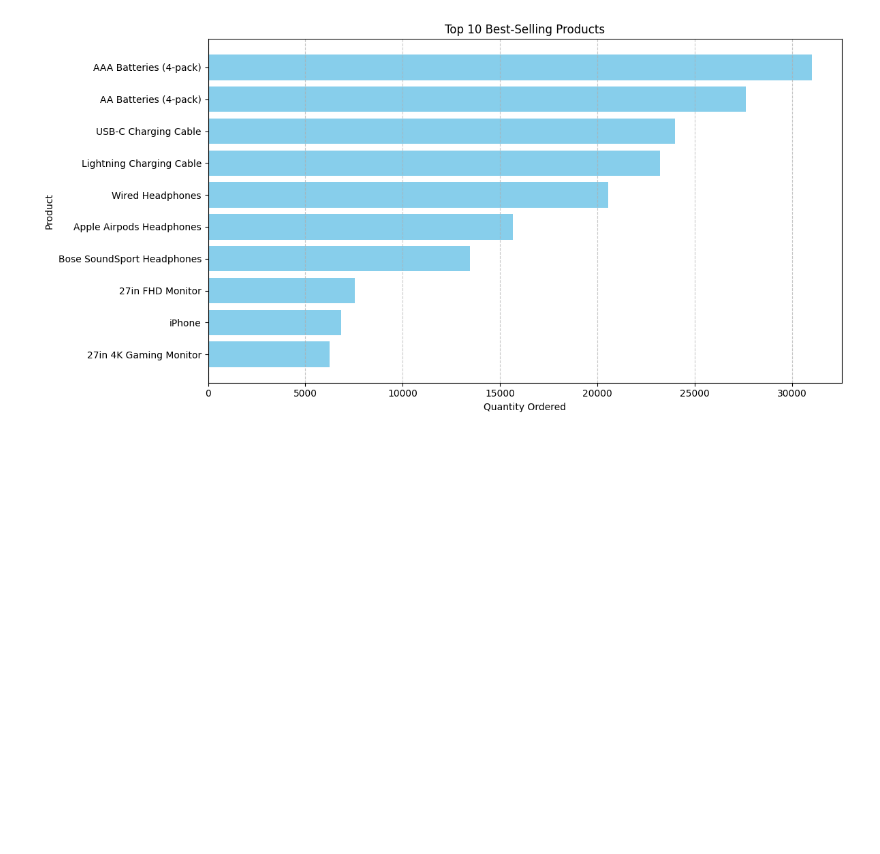
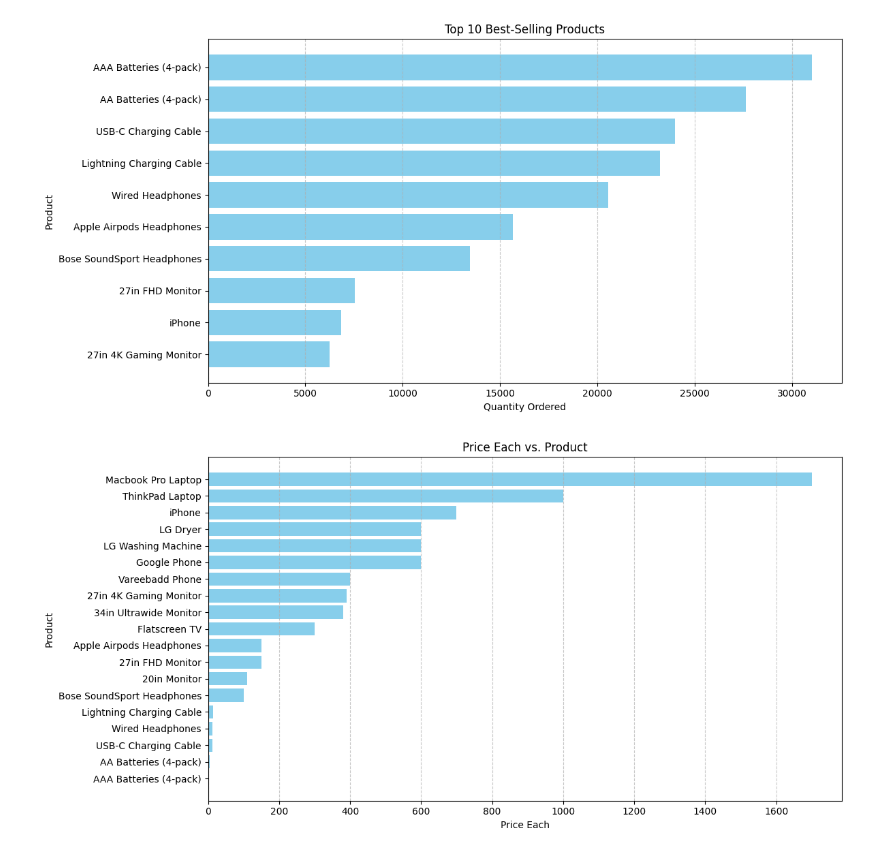
Before and after one commit to i-ninte/data-analytics-R-python, a Jupyter notebook: SALES_DATA_ANALYSIS.ipynb, the cells around one changed output. Cells and saved outputs as stored; diff of their text form; code cells hidden in the pictures; blank space fills up the shorter version.

```diff
--- a/SALES_DATA_ANALYSIS.ipynb
+++ b/SALES_DATA_ANALYSIS.ipynb
@@ -402,3 +402,20 @@ plt.tight_layout()
 plt.show()
 # %% [output]
 [figure]
+# %%
+import matplotlib.pyplot as plt
+
+product_prices = sales.groupby('Product')['Price Each'].mean().reset_index()
+product_prices = product_prices.sort_values(by='Price Each', ascending=False)
+
+plt.figure(figsize=(12, 6))
+plt.barh(product_prices['Product'], product_prices['Price Each'], color='skyblue')
+plt.xlabel('Price Each')
+plt.ylabel('Product')
+plt.title('Price Each vs. Product')
+plt.gca().invert_yaxis()
+plt.grid(axis='x', linestyle='--', alpha=0.7)
+plt.tight_layout()
+plt.show()
+# %% [output]
+[figure, added]
```
Also changed, not shown: parts of 2 cells of this notebook.
